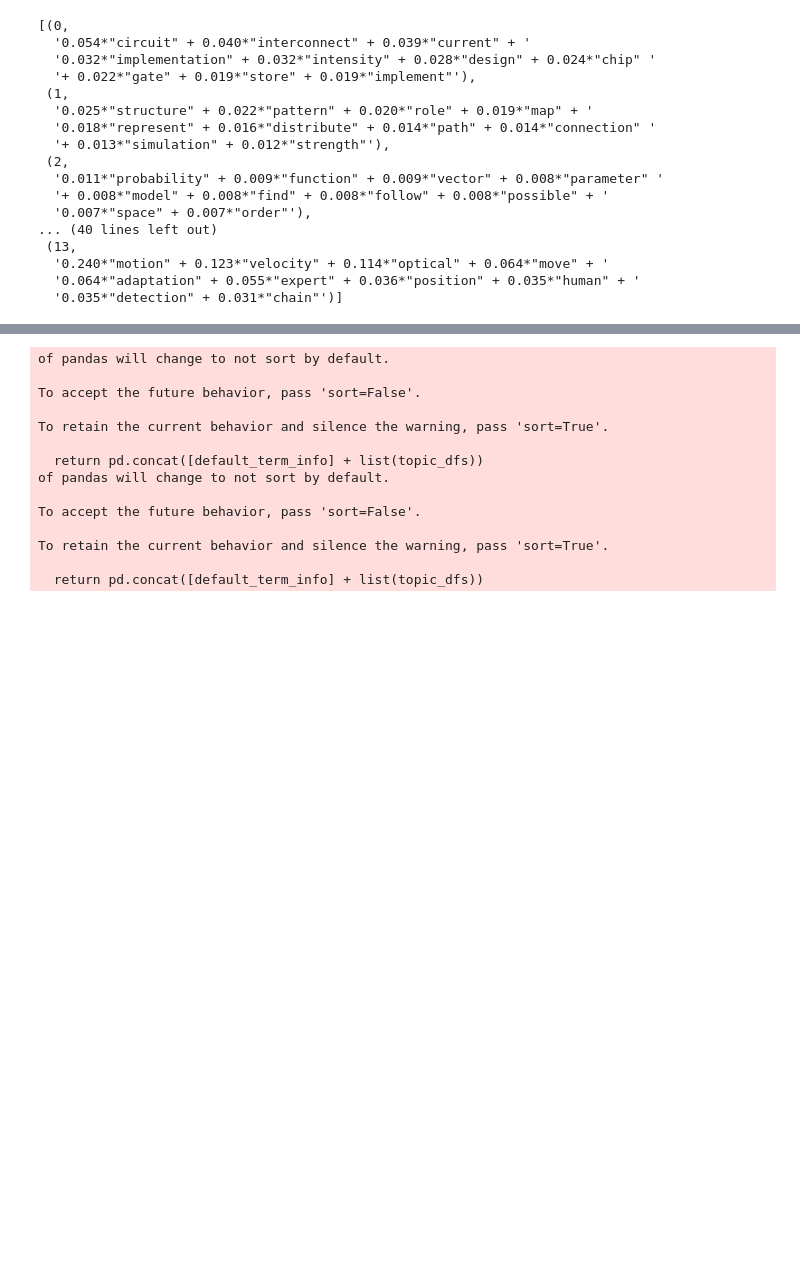
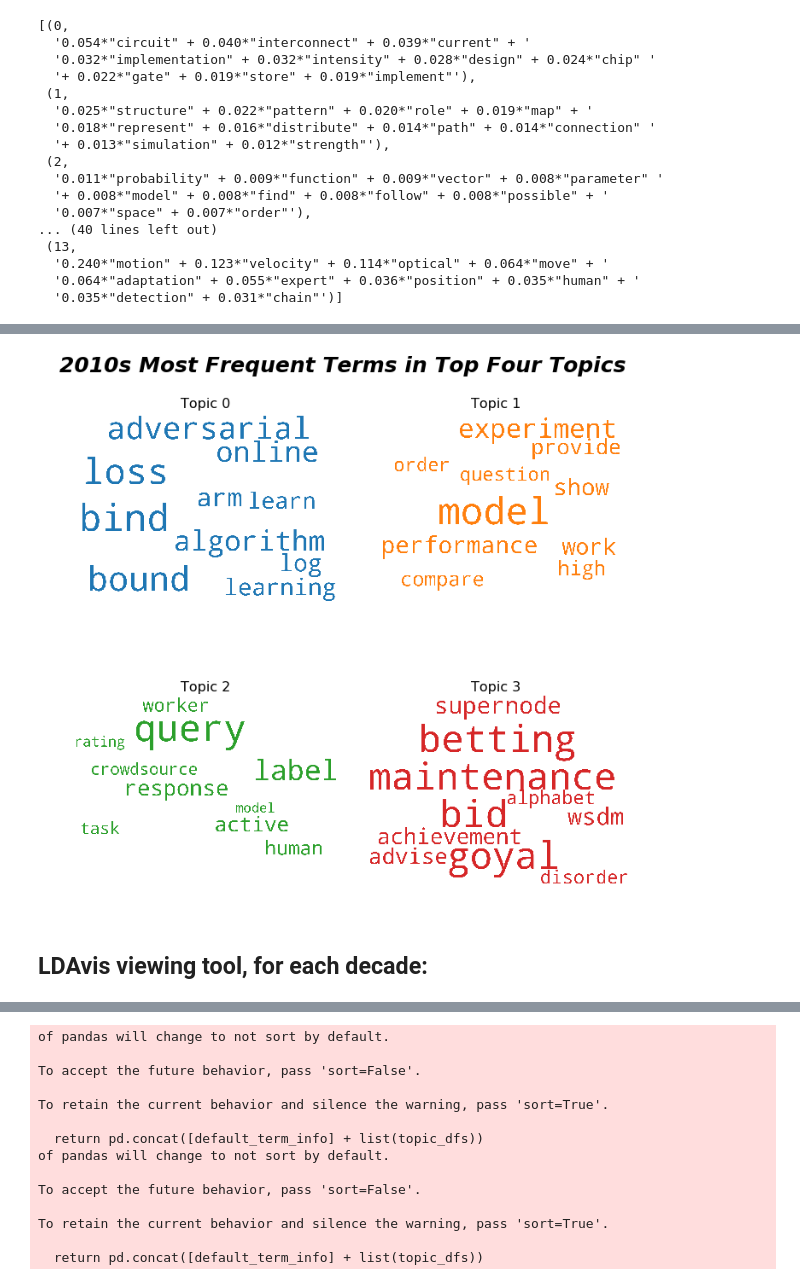
Before and after one commit to faltisco/Natural-Language-Processing-of-NIPS, a Jupyter notebook: LDA_per_decade.ipynb, the cells around one changed output, grey strips where cells are left out. Drawn from its saved outputs; the diff is of its cells as text; code cells hidden in the pictures; blank space fills up the shorter version.

Commit message:
compltd per decade WC & LDAvis

```diff
--- a/LDA_per_decade.ipynb
+++ b/LDA_per_decade.ipynb
@@ -706,0 +854,14 @@ plt.show()
+# %%
+# Build 2010s LDA model
+lda_model_10s = gensim.models.ldamodel.LdaModel(corpus=corp_2010s,
+                                           id2word=dict_2010s,
+                                           num_topics=20,         #this can be changed, 2010s per graph: either 8 or 20
+                                           random_state=100,
+                                           update_every=1,
+                                           chunksize=10,
+                                           passes=10,
+                                           alpha='symmetric',
+                                           iterations=100,
+                                           per_word_topics=True)
+
+pprint(lda_model_10s.print_topics())
@@ -706,0 +886,41 @@ plt.show()
+# %%
+# 2010s WORDCLOUDS
+# Build 4 Word clouds of showing top N words in each topic
+# from matplotlib import pyplot as plt
+# from wordcloud import WordCloud, STOPWORDS
+# import matplotlib.colors as mcolors
+
+cols = [color for name, color in mcolors.TABLEAU_COLORS.items()]  # more colors: 'mcolors.XKCD_COLORS'
+
+cloud = WordCloud(stopwords=stop_words,
+                  background_color='white',
+                  width=2500,
+                  height=1800,
+                  max_words=10,
+                  colormap='tab10',
+                  color_func=lambda *args, **kwargs: cols[i],
+                  prefer_horizontal=1.0)
+
+topics = lda_model_10s.show_topics(formatted=False)
+
+fig, axes = plt.subplots(2, 2, figsize=(10,10), sharex=True, sharey=True)
+
+for i, ax in enumerate(axes.flatten()):
+    fig.add_subplot(ax)
+    topic_words = dict(topics[i][1])
+    cloud.generate_from_frequencies(topic_words, max_font_size=350)
+    plt.gca().imshow(cloud)
+    plt.gca().set_title('Topic ' + str(i), fontdict=dict(size=16))
+    plt.gca().axis('off')
+
+plt.suptitle('2010s Most Frequent Terms in Top Four Topics', size=25, weight ='bold', fontstyle='italic')
+plt.subplots_adjust(wspace=0, hspace=0)
+plt.axis('off')
+plt.margins(x=0, y=0)
+plt.tight_layout()
+plt.savefig('Natural_Language_Processing_NIPS_Papers/images/Cloud_2010s.png')
+plt.show()
+# %% [output]
+[figure, added]
+# %% [markdown]
+## LDAvis viewing tool, for each decade:
```
Also changed, not shown: parts of 19 cells of this notebook, 9 other files.
